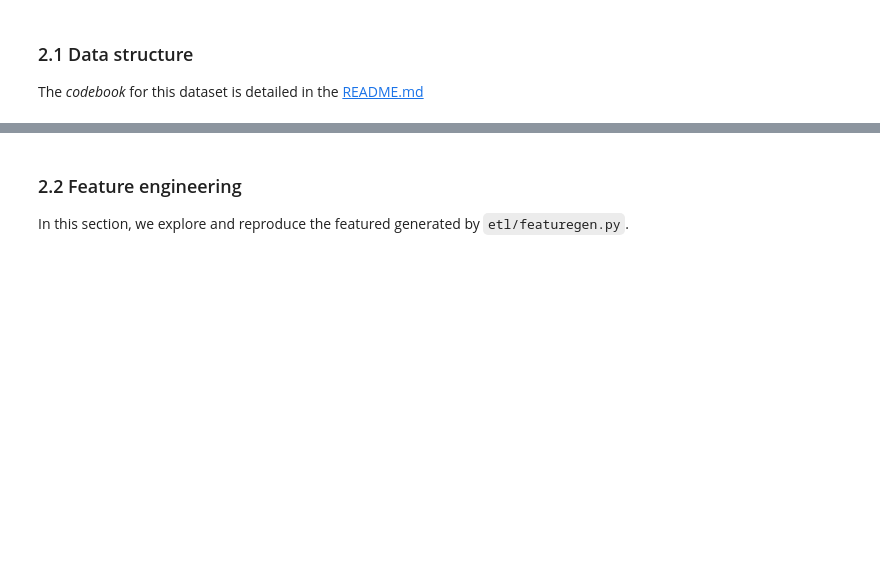
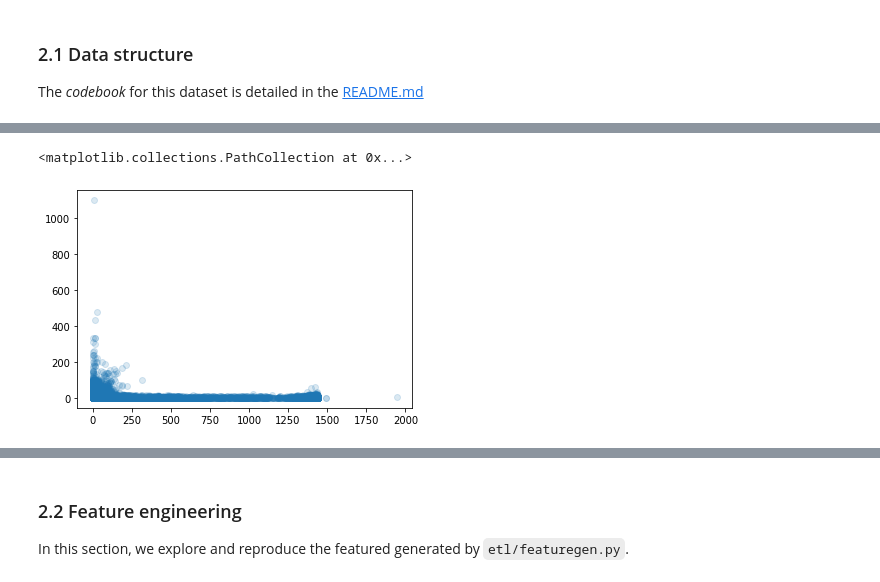
Before and after one commit to shreyashankar/toy-ml-pipeline, a Jupyter notebook: eda/EDA_00.ipynb, the cells around one changed output, grey strips where cells are left out. Drawn from its saved outputs; the diff is of its cells as text; code cells hidden in the pictures; blank space fills up the shorter version.

```diff
--- a/eda/EDA_00.ipynb
+++ b/eda/EDA_00.ipynb
@@ -97,0 +189,7 @@ The *codebook* for this dataset is detailed in the [README.md](https://www1.nyc.
+# %%
+plt.scatter(clean01_lt2k.trip_duration_min,
+            clean01_lt2k.tip_amount,
+            alpha=.16)
+# %% [output]
+<matplotlib.collections.PathCollection at 0x...>
+[figure, added]
```
Also changed, not shown: parts of 29 cells of this notebook.
